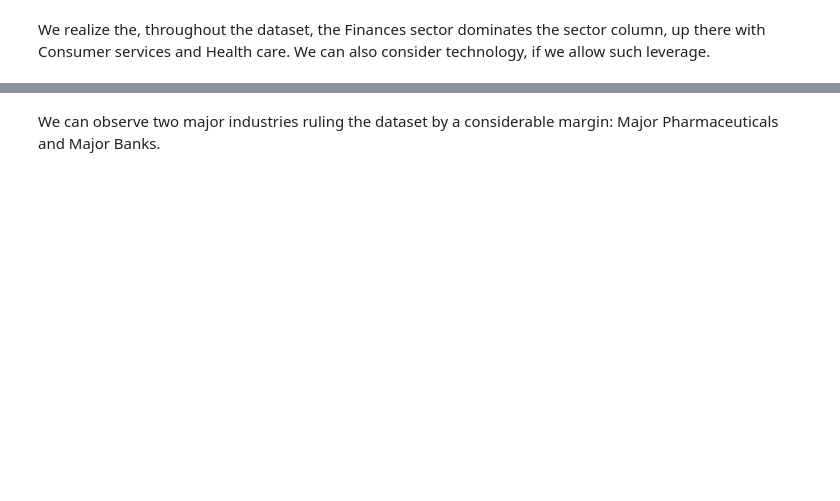
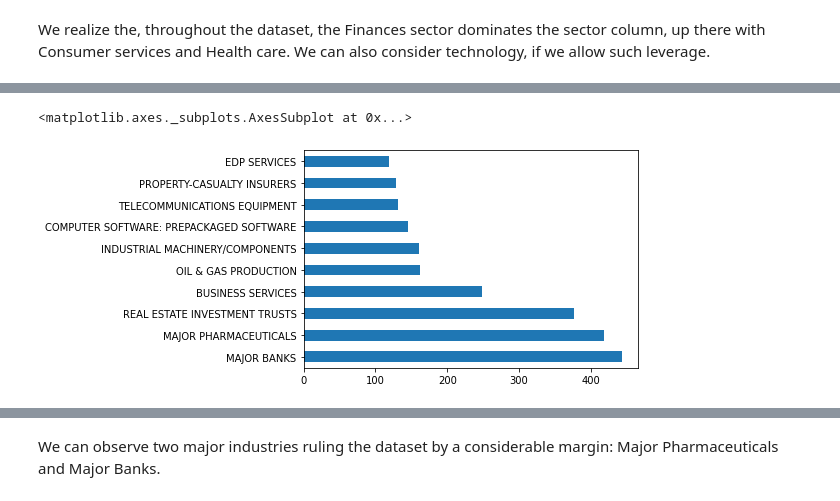
Before and after one commit to GuilhermeViveiros/Stock-Prices, a Jupyter notebook: Predicting Stock Prices.ipynb, the cells around one changed output, grey strips where cells are left out. Saved outputs shown, nothing was run; the diff lists cells and outputs as text; code cells hidden in the pictures; blank space fills up the shorter version.

```diff
--- a/Predicting Stock Prices.ipynb
+++ b/Predicting Stock Prices.ipynb
@@ -68,6 +241,9 @@ stocks['industry'].value_counts()
 # %%
 absolute_frequency_top10 = stocks['industry'].value_counts()[:10].copy()
 absolute_frequency_top10 = absolute_frequency_top10.rename('')
-absolute_frequency_top10.plot(kind='bar')
+absolute_frequency_top10.plot(kind='barh')
+# %% [output]
+<matplotlib.axes._subplots.AxesSubplot at 0x...>
+[figure, added]
 # %%
 absolute_frequency_top10.plot(kind='pie')
```
Also changed, not shown: parts of 37 cells of this notebook, 2 other files.
